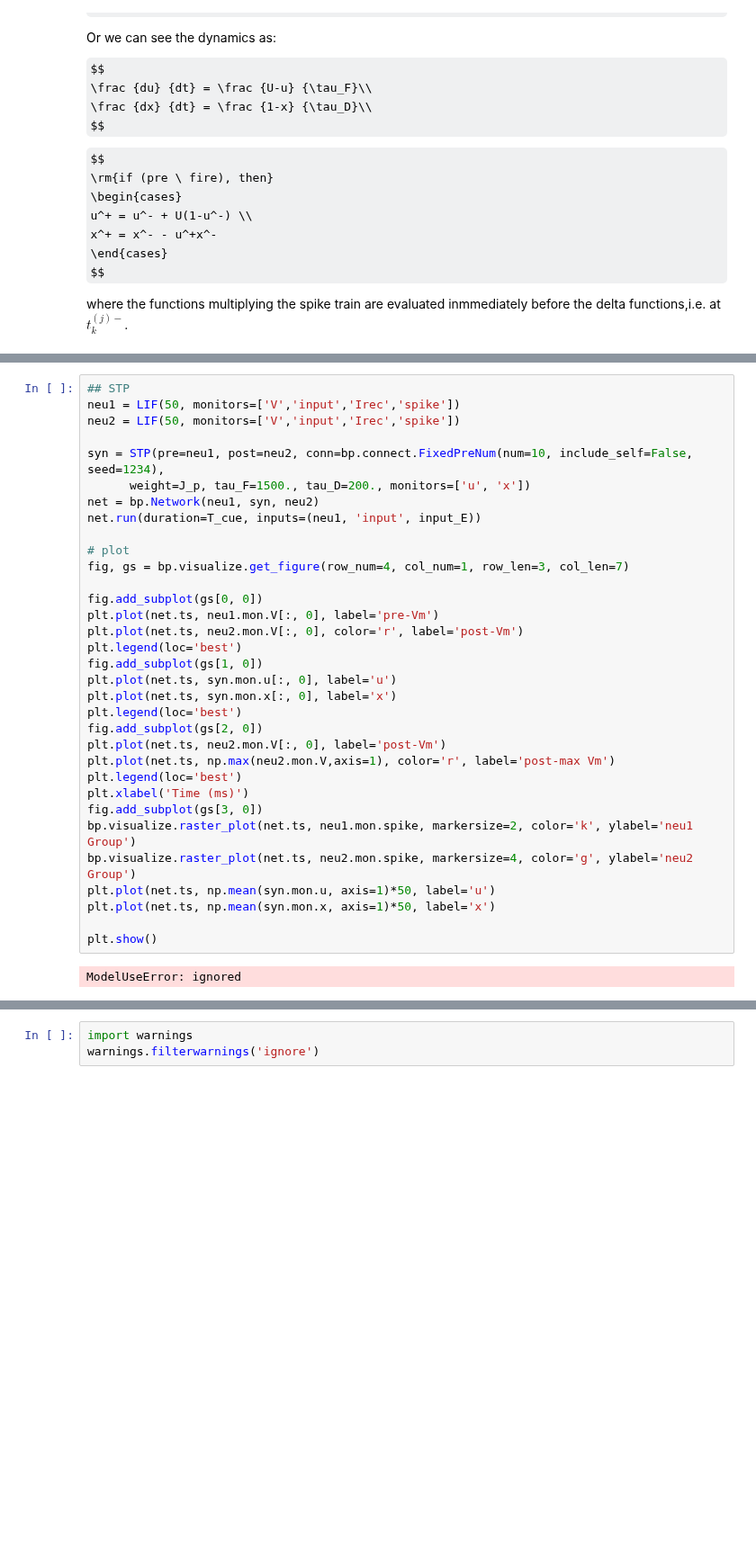
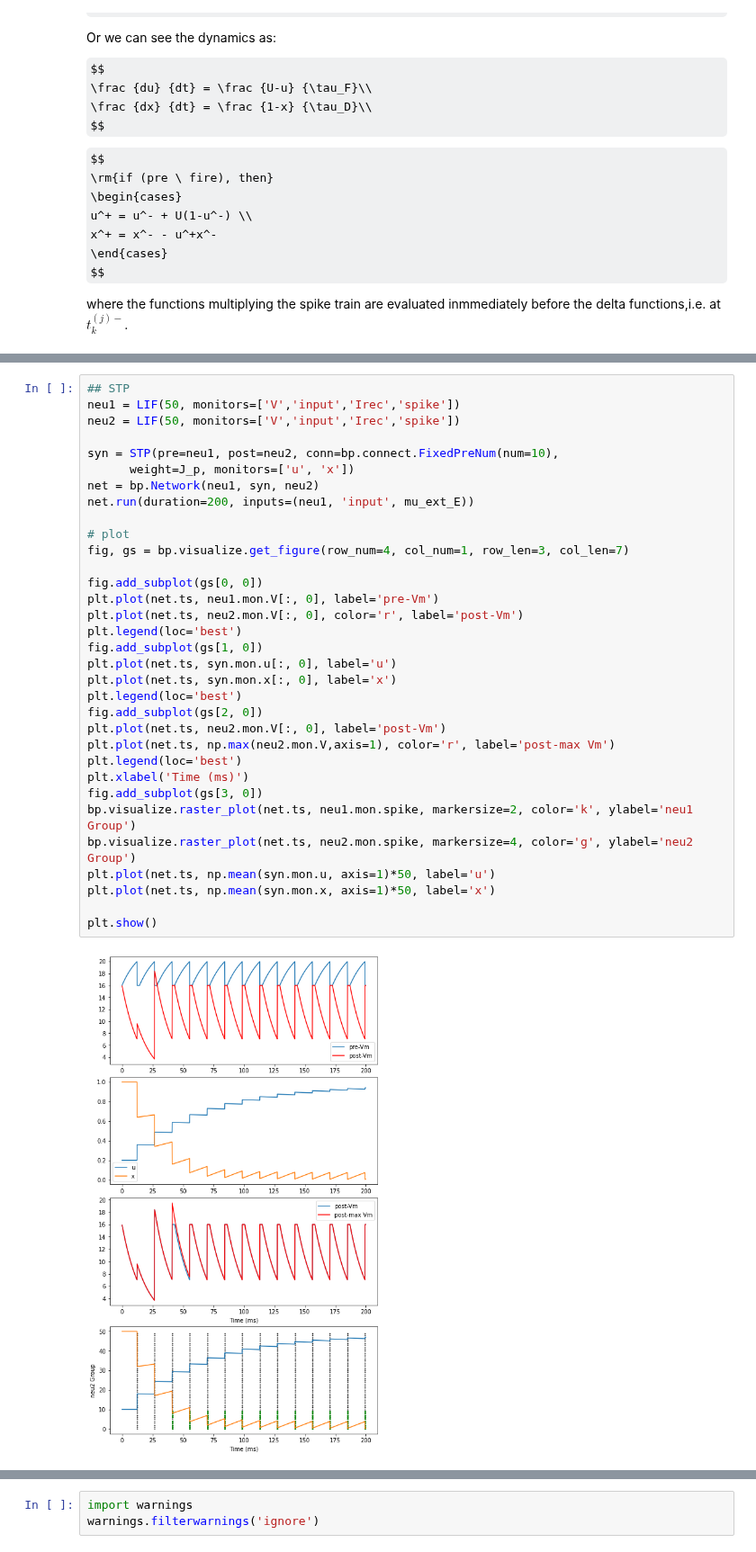
Before and after one commit to AohuaCheng/Neuro-and-Complexity-Science, a Jupyter notebook: project/project_spiking_circuit_model_for_working_memory.ipynb, the cells around one changed output, grey strips where cells are left out. Shown at 90% size. Drawn from its saved outputs; the diff is of its cells as text; some formulas as TeX source; blank space fills up the shorter version.

```diff
--- a/project/project_spiking_circuit_model_for_working_memory.ipynb
+++ b/project/project_spiking_circuit_model_for_working_memory.ipynb
@@ -272,37 +296,37 @@ class STP(bp.TwoEndConn):
 ## STP
 neu1 = LIF(50, monitors=['V','input','Irec','spike'])
 neu2 = LIF(50, monitors=['V','input','Irec','spike'])
 
-syn = STP(pre=neu1, post=neu2, conn=bp.connect.FixedPreNum(num=10, include_self=False, seed=1234),
-      weight=J_p, tau_F=1500., tau_D=200., monitors=['u', 'x'])
+syn = STP(pre=neu1, post=neu2, conn=bp.connect.FixedPreNum(num=10),
+      weight=J_p, monitors=['u', 'x'])
 net = bp.Network(neu1, syn, neu2)
-net.run(duration=T_cue, inputs=(neu1, 'input', input_E))
+net.run(duration=200, inputs=(neu1, 'input', mu_ext_E))
 
 # plot
 fig, gs = bp.visualize.get_figure(row_num=4, col_num=1, row_len=3, col_len=7)
 
 fig.add_subplot(gs[0, 0])
 plt.plot(net.ts, neu1.mon.V[:, 0], label='pre-Vm')
 plt.plot(net.ts, neu2.mon.V[:, 0], color='r', label='post-Vm')
 plt.legend(loc='best')
 fig.add_subplot(gs[1, 0])
 plt.plot(net.ts, syn.mon.u[:, 0], label='u')
 plt.plot(net.ts, syn.mon.x[:, 0], label='x')
 plt.legend(loc='best')
 fig.add_subplot(gs[2, 0])
 plt.plot(net.ts, neu2.mon.V[:, 0], label='post-Vm')
 plt.plot(net.ts, np.max(neu2.mon.V,axis=1), color='r', label='post-max Vm')
 plt.legend(loc='best')
 plt.xlabel('Time (ms)')
 fig.add_subplot(gs[3, 0])
 bp.visualize.raster_plot(net.ts, neu1.mon.spike, markersize=2, color='k', ylabel='neu1 Group')
 bp.visualize.raster_plot(net.ts, neu2.mon.spike, markersize=4, color='g', ylabel='neu2 Group')
 plt.plot(net.ts, np.mean(syn.mon.u, axis=1)*50, label='u')
 plt.plot(net.ts, np.mean(syn.mon.x, axis=1)*50, label='x')
 
 plt.show()
 # %% [output]
-ModelUseError: ignored
+[figure, added]
 # %% [markdown]
 **Network connectivity**
 There are $p$ items to be memorized, each of them encoded by a subset of excitatory cells (selective population). Every selective population is formed by randomly selected $fN_E$ neurons, where $f$ is the coding level, enforcing the constraint that a given neuron belongs to at most one selective population (non-overlapping memories). Network connectivity is generated in the following way.
```
Also changed, not shown: parts of 12 cells of this notebook.
